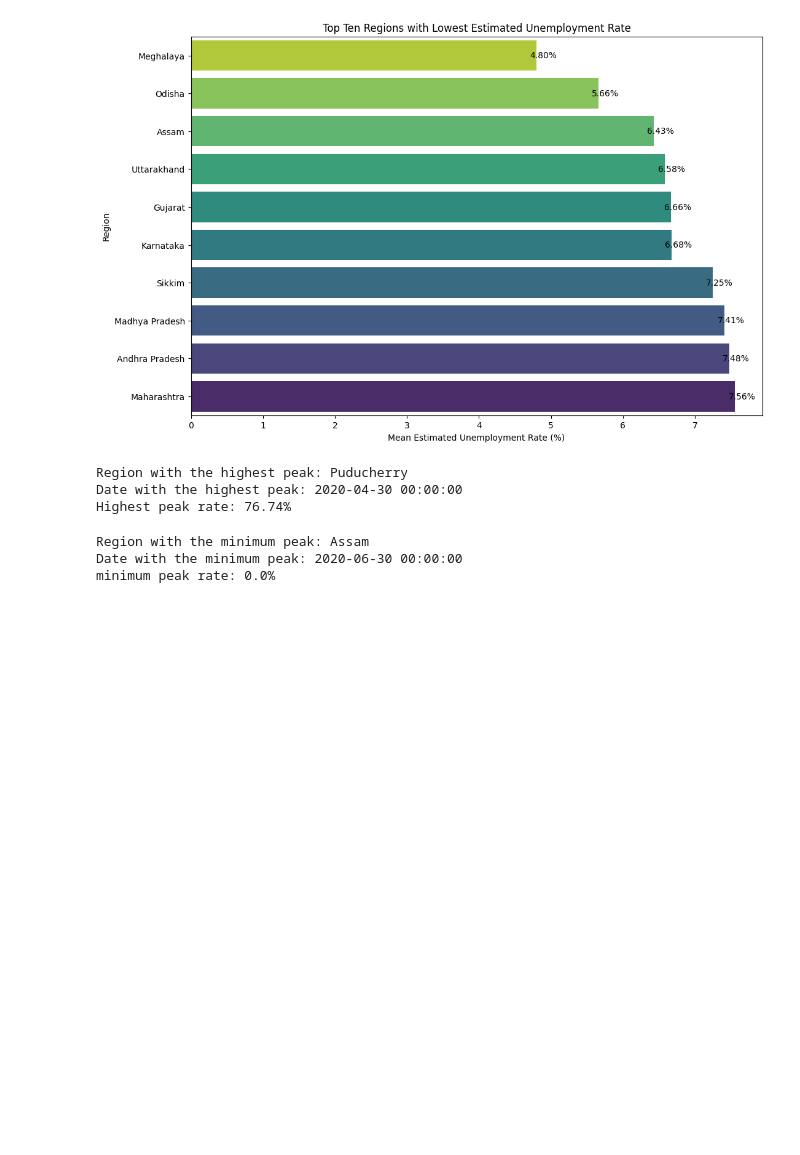
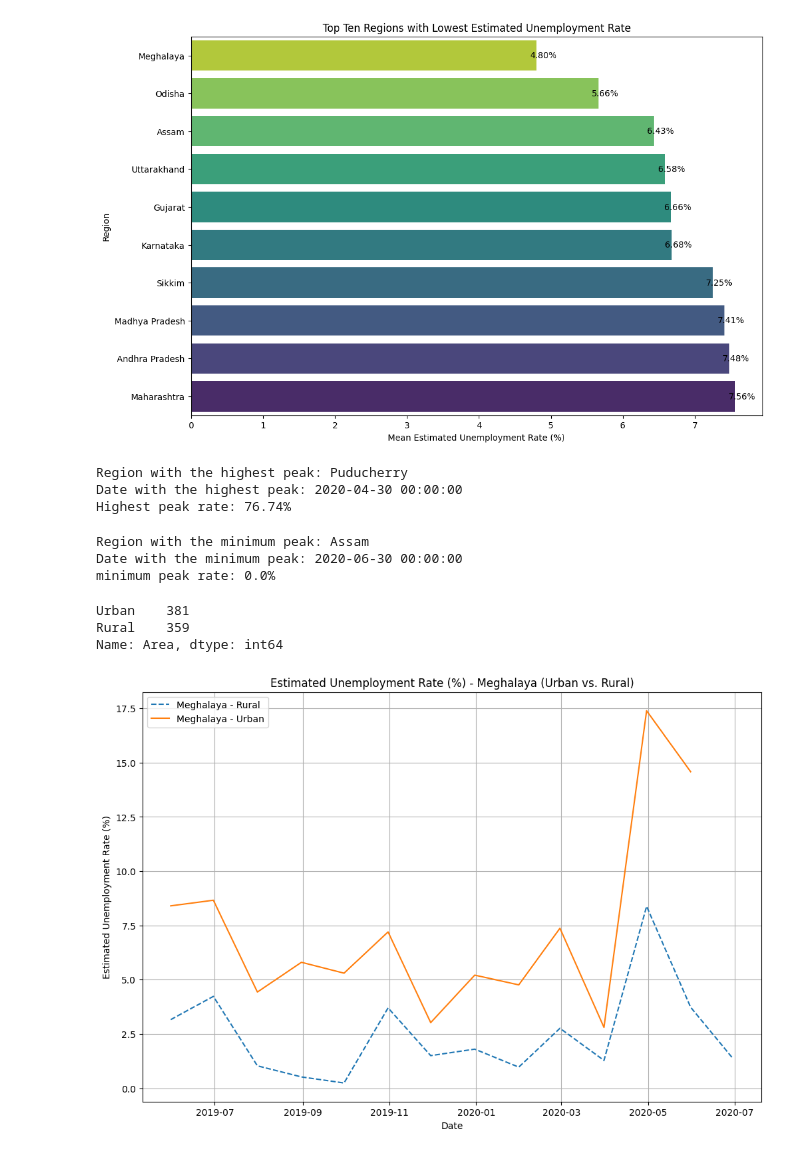
Before and after one commit to davidperezaponte/OIBSIP, a Jupyter notebook: Project2/t2_unploymentAnalysis.ipynb, the cells around one changed output. Cells and saved outputs as stored; diff of their text form; code cells hidden in the pictures; blank space fills up the shorter version.

```diff
--- a/Project2/t2_unploymentAnalysis.ipynb
+++ b/Project2/t2_unploymentAnalysis.ipynb
@@ -63,6 +25,10 @@ os.listdir()
+# %%
+# URL of dataset
+
+url = "https://raw.githubusercontent.com/davidperezaponte/OIBSIP/main/Project2/Unemployment%20in%20India.csv"
 # %%
 # Load of dataset
-df = pd.read_csv("Unemployment in India.csv")
+df = pd.read_csv(url)
 # We eliminate any space in the name of the columns
 df.columns = df.columns.str.strip()
 df.head()
@@ -228,3 +194,29 @@ print(f"minimum peak rate: {minimumt_peak_rate}%")
 Region with the minimum peak: Assam
 Date with the minimum peak: 2020-06-30 00:00:00
 minimum peak rate: 0.0%
+# %%
+df['Area'].value_counts()
+# %% [output]
+Urban    381
+Rural    359
+Name: Area, dtype: int64
+# %%
+# We compare the Estimated Unemployment Rate (%) for the Region Meghalaya discriminated by Area
+# Filter data for Tripura region
+region_data_rural = df[(df['Region'] == 'Meghalaya') & (df['Area'] == 'Rural')]
+region_data_urban = df[(df['Region'] == 'Meghalaya') & (df['Area'] == 'Urban')]
+
+# Plotting
+plt.figure(figsize=(12, 8))
+
+plt.plot(region_data_rural['Date'], region_data_rural['Estimated Unemployment Rate (%)'], label='Meghalaya - Rural', linestyle='--')
+plt.plot(region_data_urban['Date'], region_data_urban['Estimated Unemployment Rate (%)'], label='Meghalaya - Urban')
+
+plt.title('Estimated Unemployment Rate (%) - Meghalaya (Urban vs. Rural)')
+plt.xlabel('Date')
+plt.ylabel('Estimated Unemployment Rate (%)')
+plt.legend()
+plt.grid(True)
+plt.show()
+# %% [output]
+[figure, added]
```
Also changed, not shown: parts of 6 cells of this notebook.
